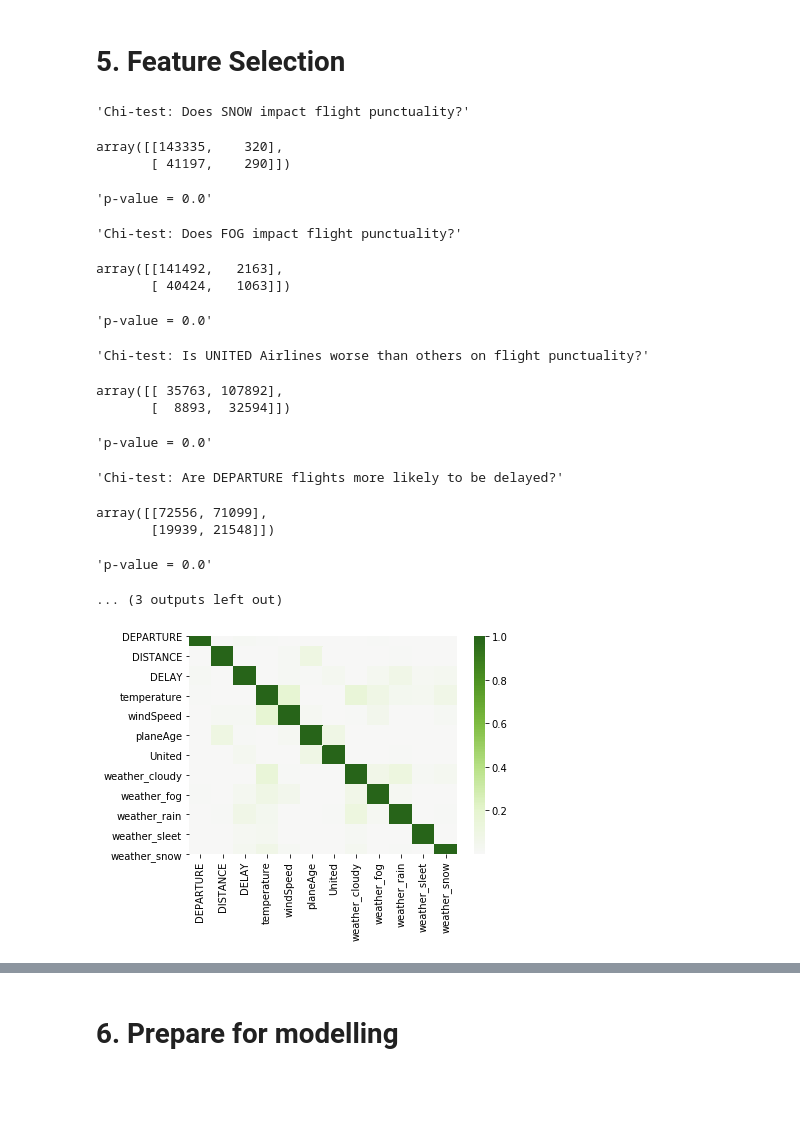
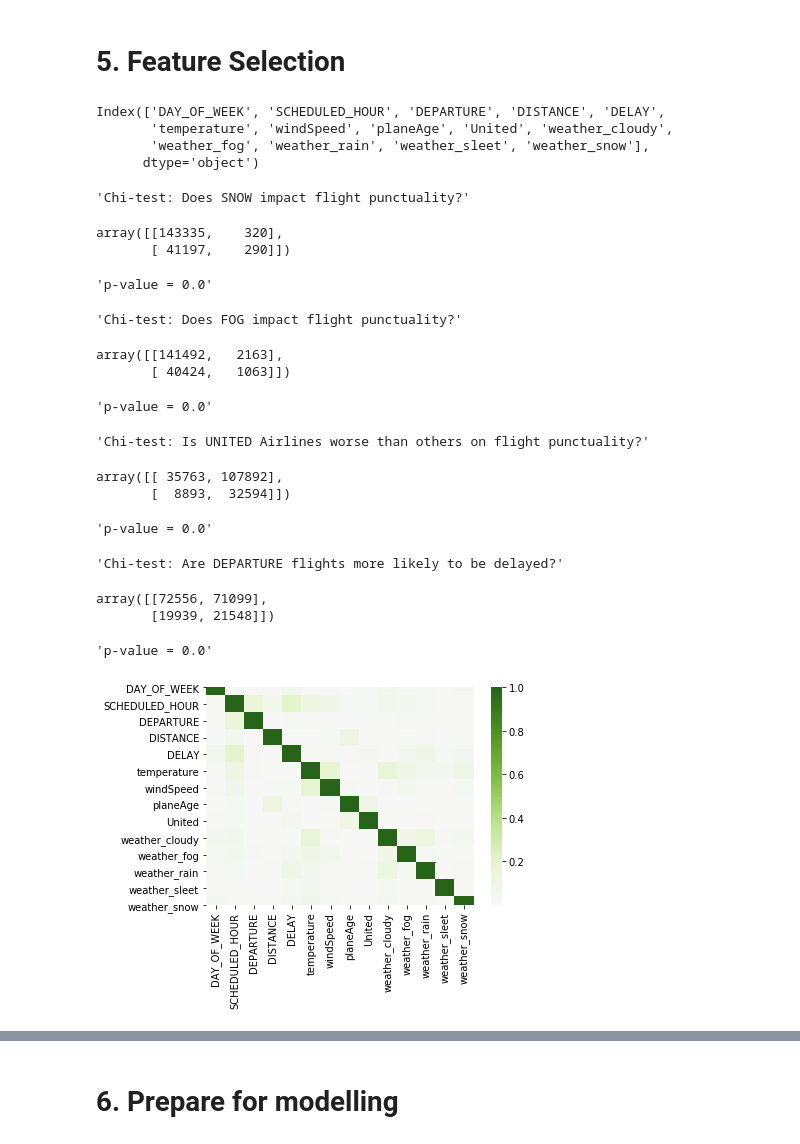
Before and after one commit to khairulomar/Flight_Delays, a Jupyter notebook: flight_delay_notebook.ipynb, the cells around one changed output, grey strips where cells are left out. Saved outputs shown, nothing was run; the diff lists cells and outputs as text; code cells hidden in the pictures; blank space fills up the shorter version.

```diff
--- a/flight_delay_notebook.ipynb
+++ b/flight_delay_notebook.ipynb
@@ -189,13 +187,11 @@ df0 = df.copy()
 # Create dummy variables for categorical columns:
 
 df['United'] = df.apply(lambda row: 1 if row['AIRLINE'] == 'UA' else 0, axis=1)
-df = pd.get_dummies(df, prefix=['weather','Day','Hour'], columns=['weather', 'DAY_OF_WEEK','SCHEDULED_HOUR'])
+df = pd.get_dummies(df, prefix=['weather'], columns=['weather'])
 
 # Remove dummy columns to avoid multicollinearity
 
-dummy_drop = ['weather_clear', 'weather_partly-cloudy',
-              'Day_4',
-              'Hour_1', 'Hour_2', 'Hour_3', 'Hour_4']
+dummy_drop = ['weather_clear', 'weather_partly-cloudy']
 df.drop(dummy_drop, axis=1, inplace=True)
 
 # Assign df using only columns relevant to modelling
@@ -246,19 +242,24 @@ plt.show()
 [figure]
 # %% [markdown]
 # 5. Feature Selection
+# %%
+df.columns
+# %% [output]
+Index(['DAY_OF_WEEK', 'SCHEDULED_HOUR', 'DEPARTURE', 'DISTANCE', 'DELAY',
+       'temperature', 'windSpeed', 'planeAge', 'United', 'weather_cloudy',
+       'weather_fog', 'weather_rain', 'weather_sleet', 'weather_snow'],
+      dtype='object')
 # %%
 # Check statistical significance of categorical variables on delay
 
 from scipy.stats import chisquare
-test_table1 = (pd.pivot_table(df, values='Day_1', index=['DELAY'], columns=['weather_snow'],
+test_table1 = (pd.pivot_table(df, values='DISTANCE', index=['DELAY'], columns=['weather_snow'],
                               aggfunc=len).unstack('DELAY').values).reshape(-2,2).T
-test_table2 = (pd.pivot_table(df, values='Day_1', index=['DELAY'], columns=['weather_fog'],
+test_table2 = (pd.pivot_table(df, values='DISTANCE', index=['DELAY'], columns=['weather_fog'],
                               aggfunc=len).unstack('DELAY').values).reshape(-2,2).T
-test_table3 = (pd.pivot_table(df, values='Day_1', index=['DELAY'], columns=['United'],
+test_table3 = (pd.pivot_table(df, values='DISTANCE', index=['DELAY'], columns=['United'],
                               aggfunc=len).unstack('DELAY').values).reshape(-2,2).T
-test_table4 = (pd.pivot_table(df, values='Day_1', index=['DELAY'], columns=['DEPARTURE'],
-                              aggfunc=len).unstack('DELAY').values).reshape(-2,2).T
-test_table5 = (pd.pivot_table(df0, values='DATE', index=['DELAY'], columns=['DAY_OF_WEEK'],
+test_table4 = (pd.pivot_table(df, values='DISTANCE', index=['DELAY'], columns=['DEPARTURE'],
                               aggfunc=len).unstack('DELAY').values).reshape(-2,2).T
 
 display('Chi-test: Does SNOW impact flight punctuality?')
@@ -269,8 +270,6 @@ display('Chi-test: Is UNITED Airlines worse than others on flight punctuality?')
 display(test_table3, f'p-value = {chisquare(test_table3)[1][0]}')
 display('Chi-test: Are DEPARTURE flights more likely to be delayed?')
 display(test_table4, f'p-value = {chisquare(test_table4)[1][0]}')
-display('Chi-test: Does DAY OF THE WEEK impact flight punctuality?')
-display(test_table5, f'p-value = {chisquare(test_table5)[1][0]}')
 # %% [output]
 'Chi-test: Does SNOW impact flight punctuality?'
 array([[143335,    320],
@@ -288,15 +287,14 @@ array([[ 35763, 107892],
 array([[72556, 71099],
        [19939, 21548]])
 'p-value = 0.0'
-... (3 outputs left out)
 # %%
 # Double check there is no strong collinearity between predictors
 
-dfcorr = df.iloc[:,:12] # not showing dummy variable for days and hours
+dfcorr = df.iloc[:]
 sns.heatmap(abs(dfcorr.corr()), cmap="PiYG", center=0)
 plt.show()
 # %% [output]
-[figure, old version]
+[figure, new version]
 # %%
 print('List of predictors and target to be fed into model')
 display(df.dtypes)
```
Also changed, not shown: parts of 51 cells of this notebook.
